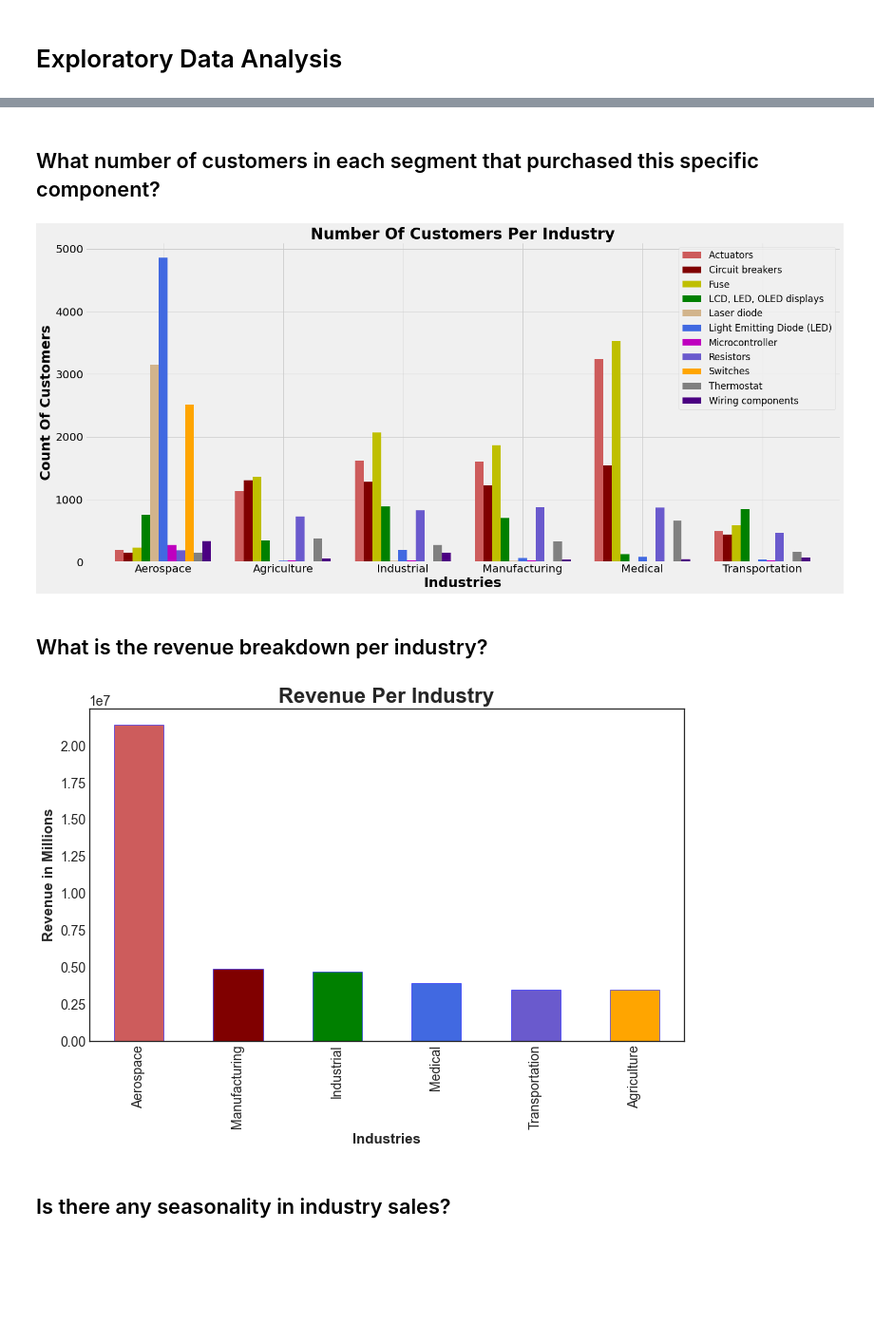
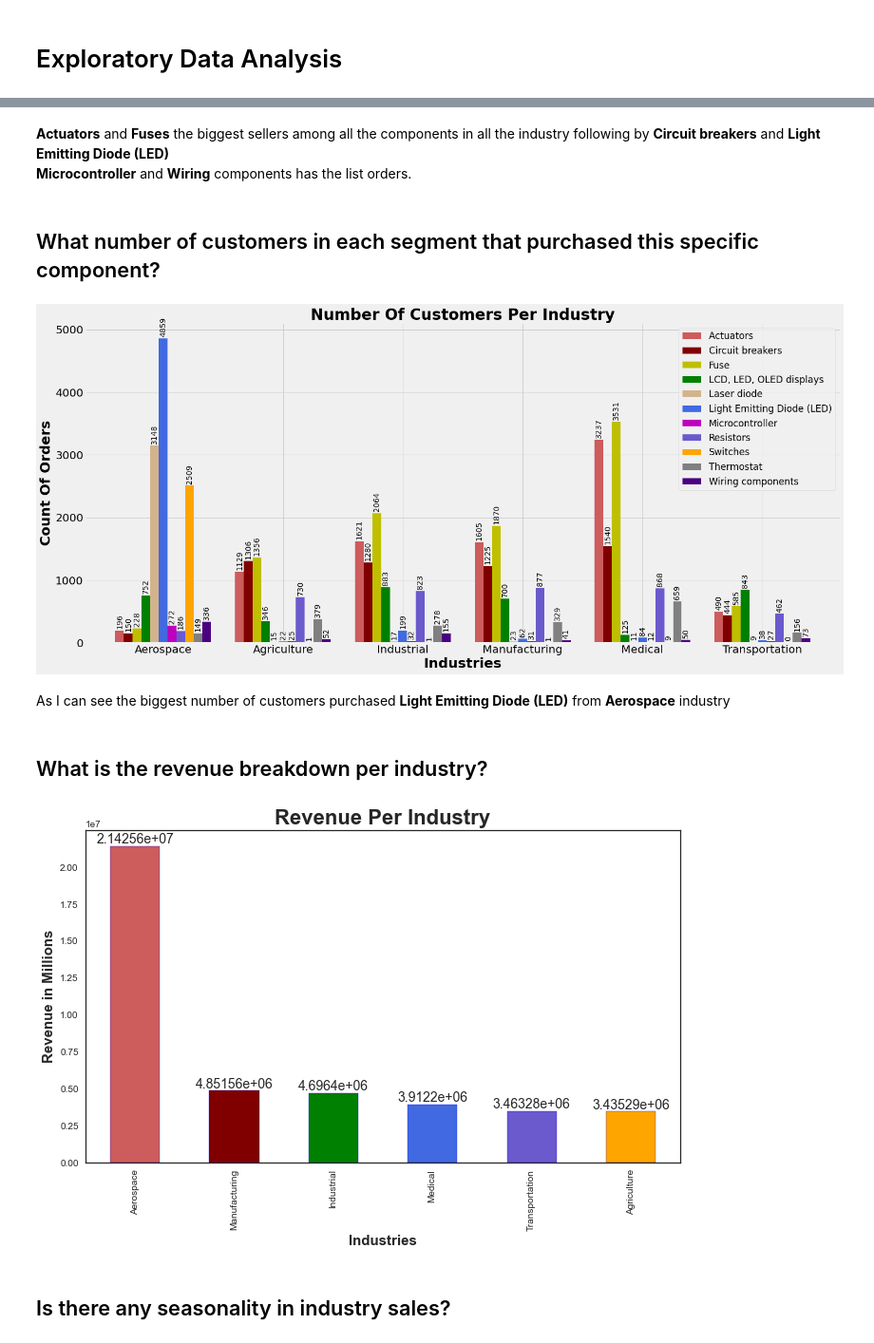
Before and after one commit to ValGRY/Data-Science-Projects, a Jupyter notebook: Techno Industries Inc/Techno Industries Inc..ipynb, the cells around one changed output, grey strips where cells are left out. Shown at 95% size. Cells and saved outputs as stored; diff of their text form; code cells hidden in the pictures; blank space fills up the shorter version.

```diff
--- a/Techno Industries Inc/Techno Industries Inc..ipynb
+++ b/Techno Industries Inc/Techno Industries Inc..ipynb
@@ -180,6 +194,8 @@ plt.tight_layout()
 plt.figure(figsize=(15,8))
 
 ax = sns.countplot(y ='Product', data=df)
+for bars in ax.containers:
+    ax.bar_label(bars)
 
 plt.yticks(size = 17)
 plt.xticks(size = 17)
@@ -193,11 +216,17 @@ plt.tight_layout()
+# %% [markdown]
+**Actuators** and **Fuses** the biggest sellers among all the components in all the industry following by **Circuit breakers** and **Light Emitting Diode (LED)**
+**Microcontroller** and **Wiring** components has the list orders.
 # %% [markdown]
 ## What number of customers in each segment that purchased this specific component?
 # %%
 plt.style.use('fivethirtyeight')
 
 color = ['indianred','maroon','y','g','tan','royalblue', 'm', 'slateblue','orange', 'gray', 'indigo']
-df.groupby(['Business Type', 'Product'])['Customer ID'].count().unstack().plot.bar(legend=True,color = color,
+ax = df.groupby(['Business Type', 'Product'])['Customer ID'].count().unstack().plot.bar(legend=True,color = color,
                                                                                      figsize=(22,10), width=0.8)
+
+for bars in ax.containers:
+    ax.bar_label(bars, padding=3, rotation=90)
 
 plt.yticks(size = 20)
 plt.xticks(size = 20)
@@ -206,27 +235,32 @@ plt.xticks(rotation = 0)
 plt.legend(fontsize=17)
 
 plt.xlabel('Industries', size = 25, weight='bold')
-plt.ylabel('Count Of Customers', size = 25, weight='bold')
+plt.ylabel('Count Of Orders', size = 25, weight='bold')
 plt.title('Number Of Customers Per Industry', size = 28, weight='bold');
 plt.show()
 # %% [output]
-[figure, old version]
+[figure, new version]
+# %% [markdown]
+As I can see the biggest number of customers purchased **Light Emitting Diode (LED)** from **Aerospace** industry
 # %% [markdown]
 ## What is the revenue breakdown per industry?
 # %%
 plt.style.use('seaborn-white')
 
 plt.figure(figsize=(10,6))
 
 color = ['indianred','maroon','g','royalblue', 'slateblue','orange']
-df.groupby('Business Type')['Revenue (total)'].sum().sort_values(ascending=False).plot(kind = 'bar',
+ax = df.groupby('Business Type')['Revenue (total)'].sum().sort_values(ascending=False).plot(kind = 'bar',
                                                                                        color = color ,edgecolor='blue')
+
+for bars in ax.containers:
+    ax.bar_label(bars)
 
 plt.xlabel('Industries', size = 15, weight='bold')
 plt.ylabel('Revenue in Millions', size = 15, weight='bold')
 plt.title('Revenue Per Industry', size = 22, weight='bold');
 # %% [output]
-[figure, old version]
+[figure, new version]
 # %% [markdown]
 ## Is there any seasonality in industry sales?
 # %% [markdown]
```
Also changed, not shown: parts of 13 cells of this notebook.
